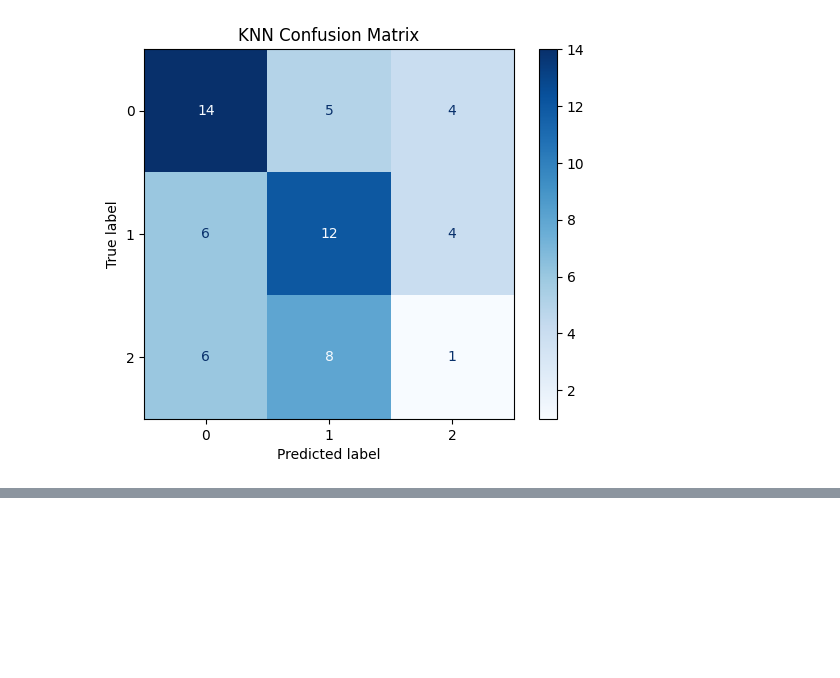
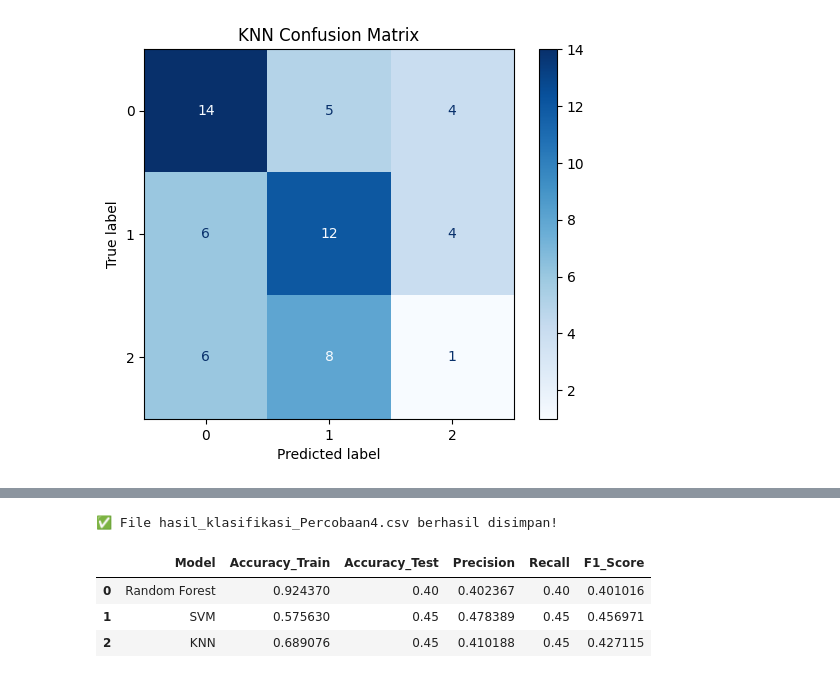
Before and after one commit to KevinAdiwiguna/-PCD-Project_Klasifikasi-Jenis-Batuan-Menggunakan-Ekstraksi-Fitur-GLCM, a Jupyter notebook: Percobaan4.ipynb, the cells around one changed output, grey strips where cells are left out. Cells and saved outputs as stored; diff of their text form; code cells hidden in the pictures; blank space fills up the shorter version.

Commit message:
nabahin hasil klasifkasi, dan merbaiki markdown sedikit

```diff
--- a/Percobaan4.ipynb
+++ b/Percobaan4.ipynb
@@ -545,0 +553,40 @@ plot_confusion_matrix(y_test, knn.predict(X_test), "KNN Confusion Matrix")
+# %%
+# Simpan hasil perbandingan model
+hasil_klasifikasi = {
+    'Model'    : ['Random Forest', 'SVM', 'KNN'],
+    'Accuracy_Train': [
+        accuracy_score(y_train, rf.predict(X_train)),
+        accuracy_score(y_train, svm.predict(X_train)),
+        accuracy_score(y_train, knn.predict(X_train)),
+    ],
+    'Accuracy_Test': [
+        accuracy_score(y_test, rf.predict(X_test)),
+        accuracy_score(y_test, svm.predict(X_test)),
+        accuracy_score(y_test, knn.predict(X_test)),
+    ],
+    'Precision': [
+        precision_score(y_test, rf.predict(X_test),  average='weighted', zero_division=0),
+        precision_score(y_test, svm.predict(X_test), average='weighted', zero_division=0),
+        precision_score(y_test, knn.predict(X_test), average='weighted', zero_division=0),
+    ],
+    'Recall': [
+        recall_score(y_test, rf.predict(X_test),  average='weighted', zero_division=0),
+        recall_score(y_test, svm.predict(X_test), average='weighted', zero_division=0),
+        recall_score(y_test, knn.predict(X_test), average='weighted', zero_division=0),
+    ],
+    'F1_Score': [
+        f1_score(y_test, rf.predict(X_test),  average='weighted', zero_division=0),
+        f1_score(y_test, svm.predict(X_test), average='weighted', zero_division=0),
+        f1_score(y_test, knn.predict(X_test), average='weighted', zero_division=0),
+    ],
+}
+df_hasil = pd.DataFrame(hasil_klasifikasi)
+df_hasil.to_csv('./hasil_klasifikasi/hasil_klasifikasi_Percobaan4.csv', index=False)
+print("✅ File hasil_klasifikasi_Percobaan4.csv berhasil disimpan!")
+df_hasil
+# %% [output]
+✅ File hasil_klasifikasi_Percobaan4.csv berhasil disimpan!
+|  | Model | Accuracy_Train | Accuracy_Test | Precision | Recall | F1_Score |
+| 0 | Random Forest | 0.924370 | 0.40 | 0.402367 | 0.40 | 0.401016 |
+| 1 | SVM | 0.575630 | 0.45 | 0.478389 | 0.45 | 0.456971 |
+| 2 | KNN | 0.689076 | 0.45 | 0.410188 | 0.45 | 0.427115 |
```
Also changed, not shown: parts of 2 cells of this notebook, 2 other files.
